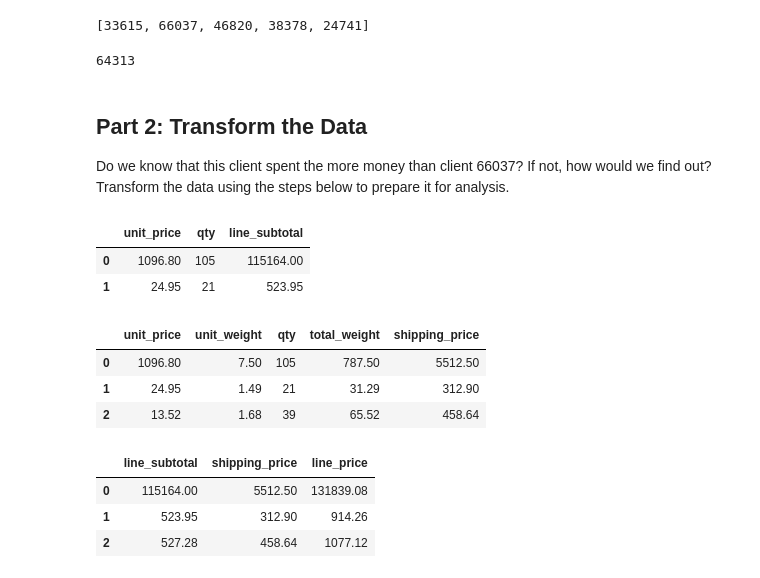
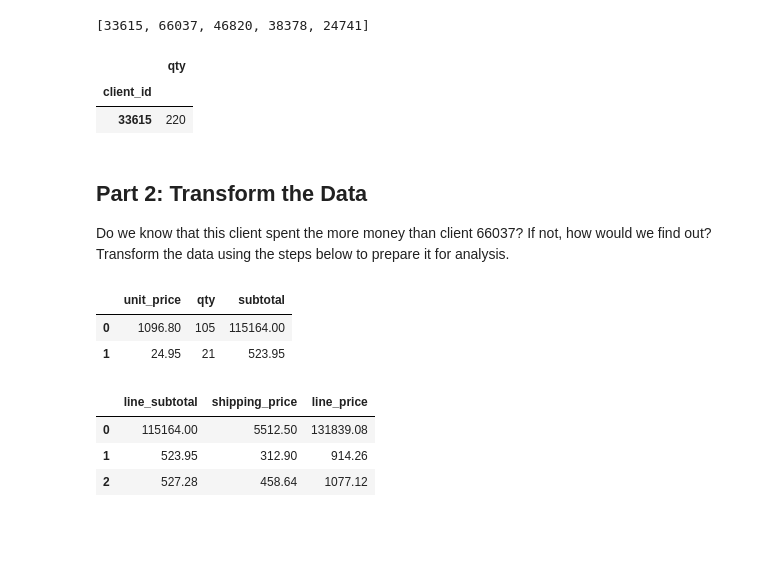
Before and after one commit to skiluvia/pandas-challenge-1, a Jupyter notebook: module_4_challenge.ipynb, the cells around one changed output. Cells and saved outputs as stored; diff of their text form; code cells hidden in the pictures; blank space fills up the shorter version.

```diff
--- a/module_4_challenge.ipynb
+++ b/module_4_challenge.ipynb
@@ -124,17 +128,30 @@ clients_most_entries_df.groupby(by=['client_id']).count().sort_values(by=['qty']
 # %%
 # How many total units (the qty column) did the
 # client with the most entries order order?
+
+# Create a new dataframe with only client_id and qty columns
+client_most_entries_df = df[["client_id","qty"]]
+
+# Get the client_id with the most qty
+client_most_entries_df.groupby(by=['client_id']).count().sort_values(by=['qty'],ascending=False).head(1)
 # %% [output]
-64313
+|  | qty |
+| client_id |  |
+| 33615 | 220 |
 # %% [markdown]
 ## Part 2: Transform the Data
 Do we know that this client spent the more money than client 66037? If not, how would we find out? Transform the data using the steps below to prepare it for analysis.
 # %%
 # Create a column that calculates the
 # subtotal for each line using the unit_price
 # and the qty
+# Create a new dataframe with only unit_price and qty columns
+unit_price_qty_df = df[['unit_price','qty']]
+unit_price_qty_subtotal_df = unit_price_qty_df.copy()
+unit_price_qty_subtotal_df['subtotal'] = unit_price_qty_df['unit_price'] * unit_price_qty_df['qty']
+unit_price_qty_subtotal_df.head(2)
 # %% [output]
-|  | unit_price | qty | line_subtotal |
+|  | unit_price | qty | subtotal |
 | 0 | 1096.80 | 105 | 115164.00 |
 | 1 | 24.95 | 21 | 523.95 |
 # %%
@@ -142,11 +159,27 @@ Do we know that this client spent the more money than client 66037? If not, how
 # Assume a shipping price of $7 per pound
 # for orders over 50 pounds and $10 per
 # pound for items 50 pounds or under.
+
+def calc_shipping_price(weight):
+    if weight > 50:
+        return (weight * 7)
+    else:
+        return (weight * 10)
+
+# copy the dataframe to a new dataframe
+df_copy = df.copy()
+
+# calculate the shipping price for each row and add to a new column
+df_copy['shipping_price'] = df['unit_weight'].apply(calc_shipping_price)
+df_copy
+
+def calc_total_weight(x):
+    return x['unit_weight'] * x['qty']
+
+# df_copy[['total_weight']] = df_copy.apply(calc_total_weight,x=1)
+
+#df_copy
+# df_copy[['unit_price','unit_weight','qty','shipping_price']].head(3)
-# %% [output]
-|  | unit_price | unit_weight | qty | total_weight | shipping_price |
-| 0 | 1096.80 | 7.50 | 105 | 787.50 | 5512.50 |
-| 1 | 24.95 | 1.49 | 21 | 31.29 | 312.90 |
-| 2 | 13.52 | 1.68 | 39 | 65.52 | 458.64 |
 # %%
 # Create a column for the total price
 # using the subtotal and the shipping price
```
Also changed, not shown: parts of 1 cell of this notebook.
